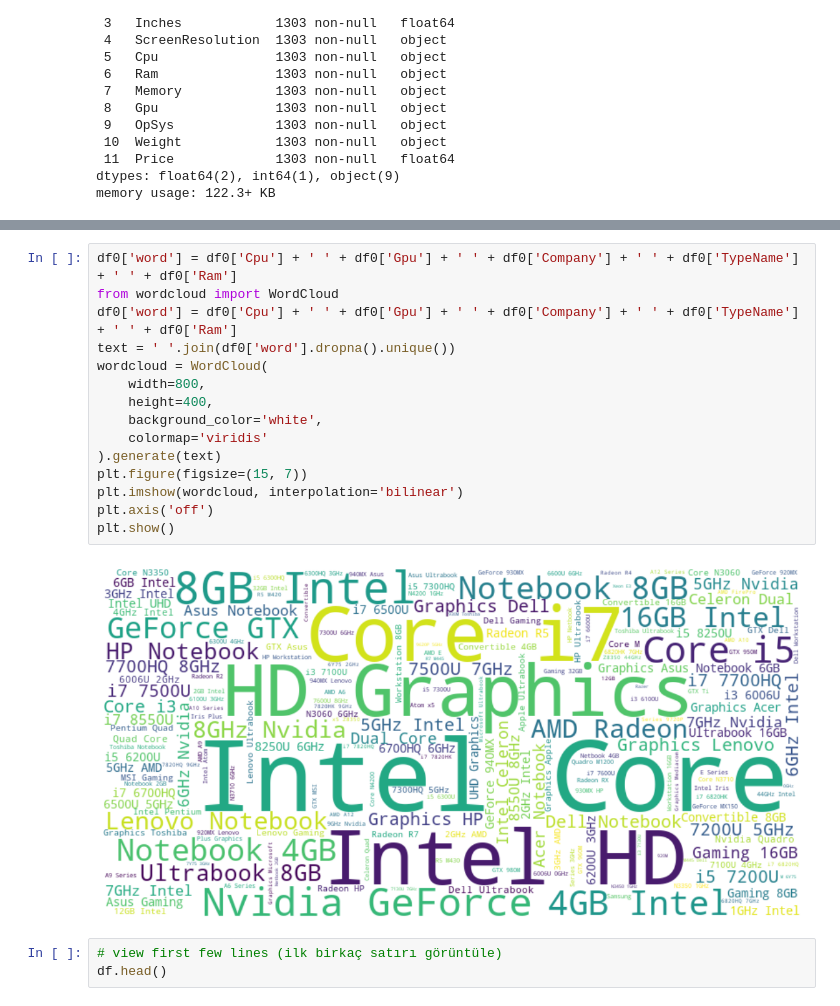
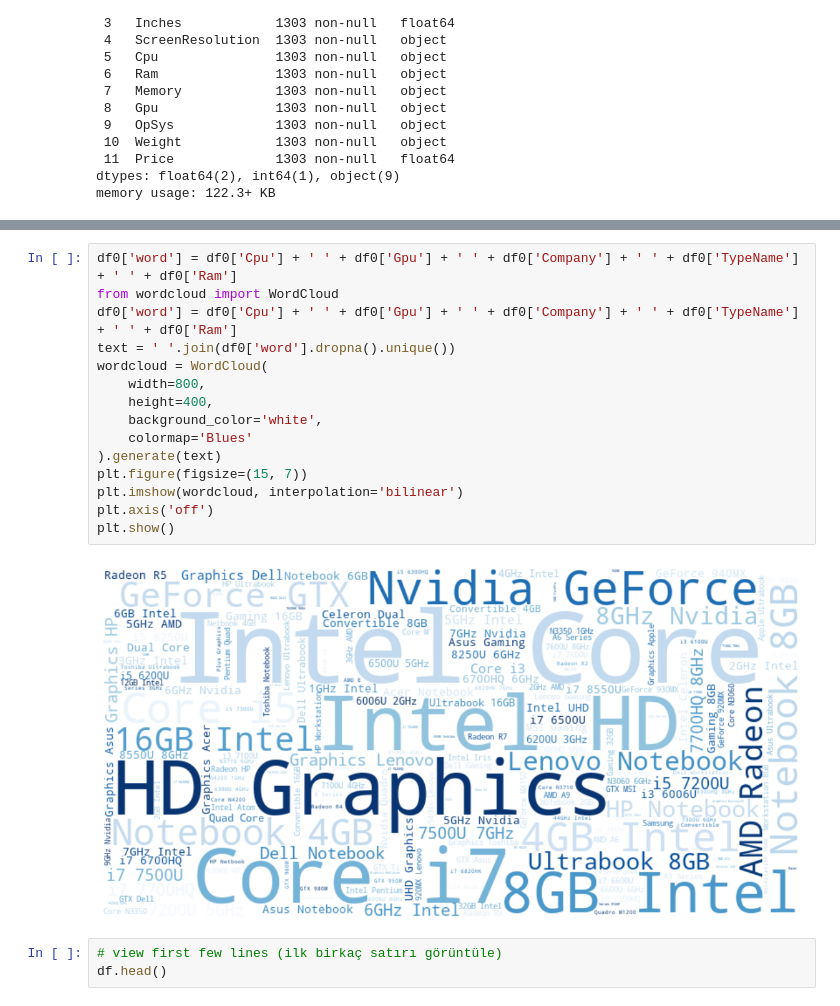
Before and after one commit to merusya/my_eda_project, a Jupyter notebook: Eda2/laptop_price_project.ipynb, the cells around one changed output, grey strips where cells are left out. Saved outputs shown, nothing was run; the diff lists cells and outputs as text.

```diff
--- a/Eda2/laptop_price_project.ipynb
+++ b/Eda2/laptop_price_project.ipynb
@@ -76,20 +76,20 @@ plt.show()
 # %%
 df0['word'] = df0['Cpu'] + ' ' + df0['Gpu'] + ' ' + df0['Company'] + ' ' + df0['TypeName'] + ' ' + df0['Ram']
 from wordcloud import WordCloud
 df0['word'] = df0['Cpu'] + ' ' + df0['Gpu'] + ' ' + df0['Company'] + ' ' + df0['TypeName'] + ' ' + df0['Ram']
 text = ' '.join(df0['word'].dropna().unique())
 wordcloud = WordCloud(
     width=800,
     height=400,
     background_color='white',
-    colormap='viridis'
+    colormap='Blues'
 ).generate(text)
 plt.figure(figsize=(15, 7))
 plt.imshow(wordcloud, interpolation='bilinear')
 plt.axis('off')
 plt.show()
 # %% [output]
-[figure, old version]
+[figure, new version]
 # %%
 # view first few lines (ilk birkaç satırı görüntüle)
 df.head()
```
Also changed, not shown: parts of 16 cells of this notebook, 2 other files.
